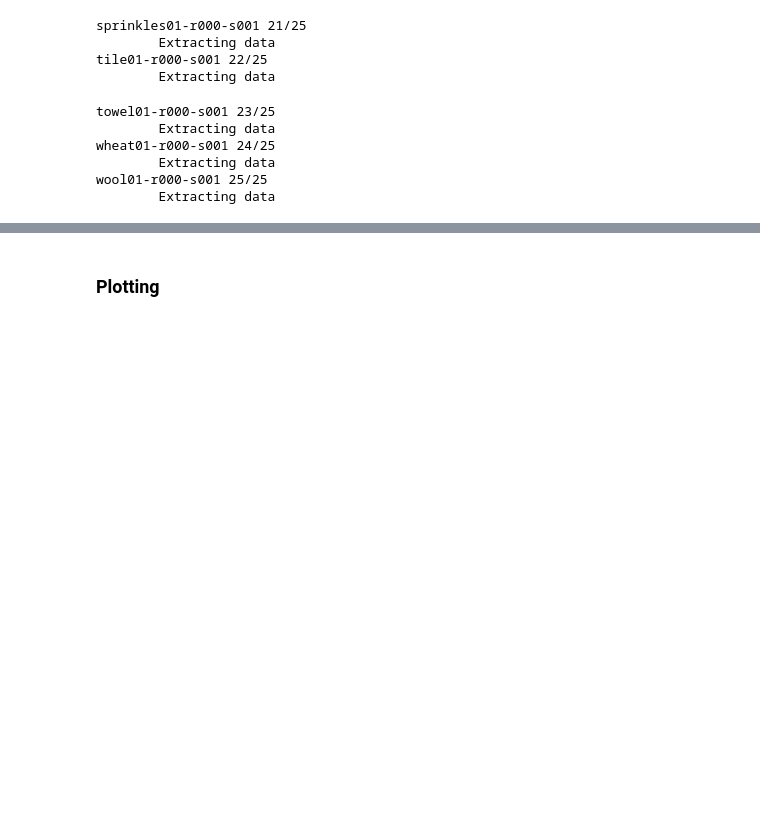
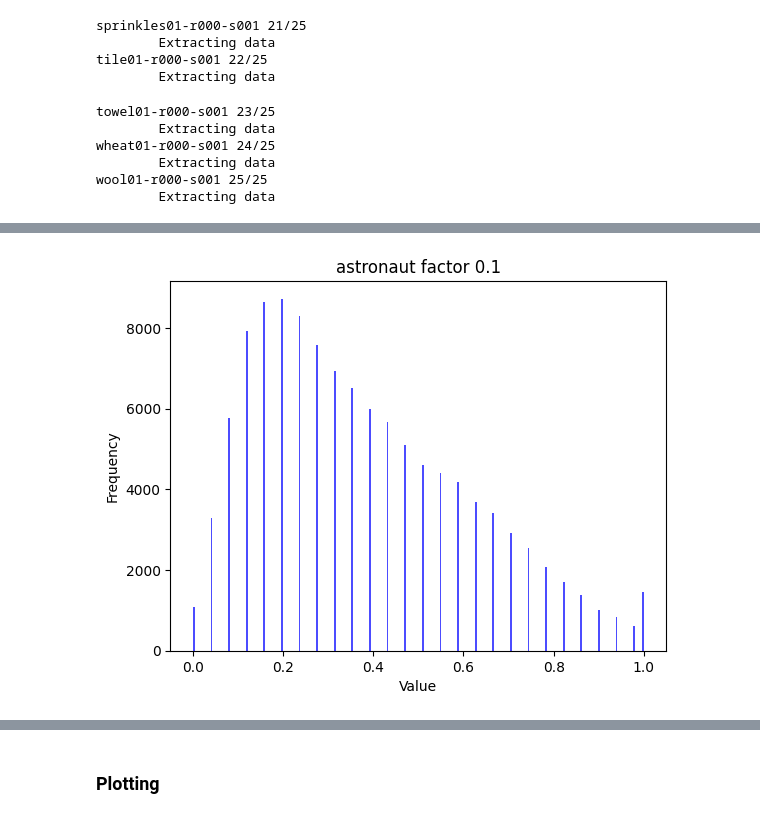
Before and after one commit to alvaroalbuquerque/SCS_plane_study, a Jupyter notebook: noise_analysis_poisson.ipynb, the cells around one changed output, grey strips where cells are left out. Saved outputs shown, nothing was run; the diff lists cells and outputs as text; code cells hidden in the pictures; blank space fills up the shorter version.

```diff
--- a/noise_analysis_poisson.ipynb
+++ b/noise_analysis_poisson.ipynb
@@ -206,0 +322,4 @@ data_ss.to_csv(f"results/noise_analysis/speckle/speckle_analysis.csv", index = F
+# %%
+generate_histogram(noised_image, isNormalized=True, title=f'astronaut factor {factor}', range=(0,1))
+# %% [output]
+[figure, added]
```
Also changed, not shown: parts of 16 cells of this notebook, 1 other file.
